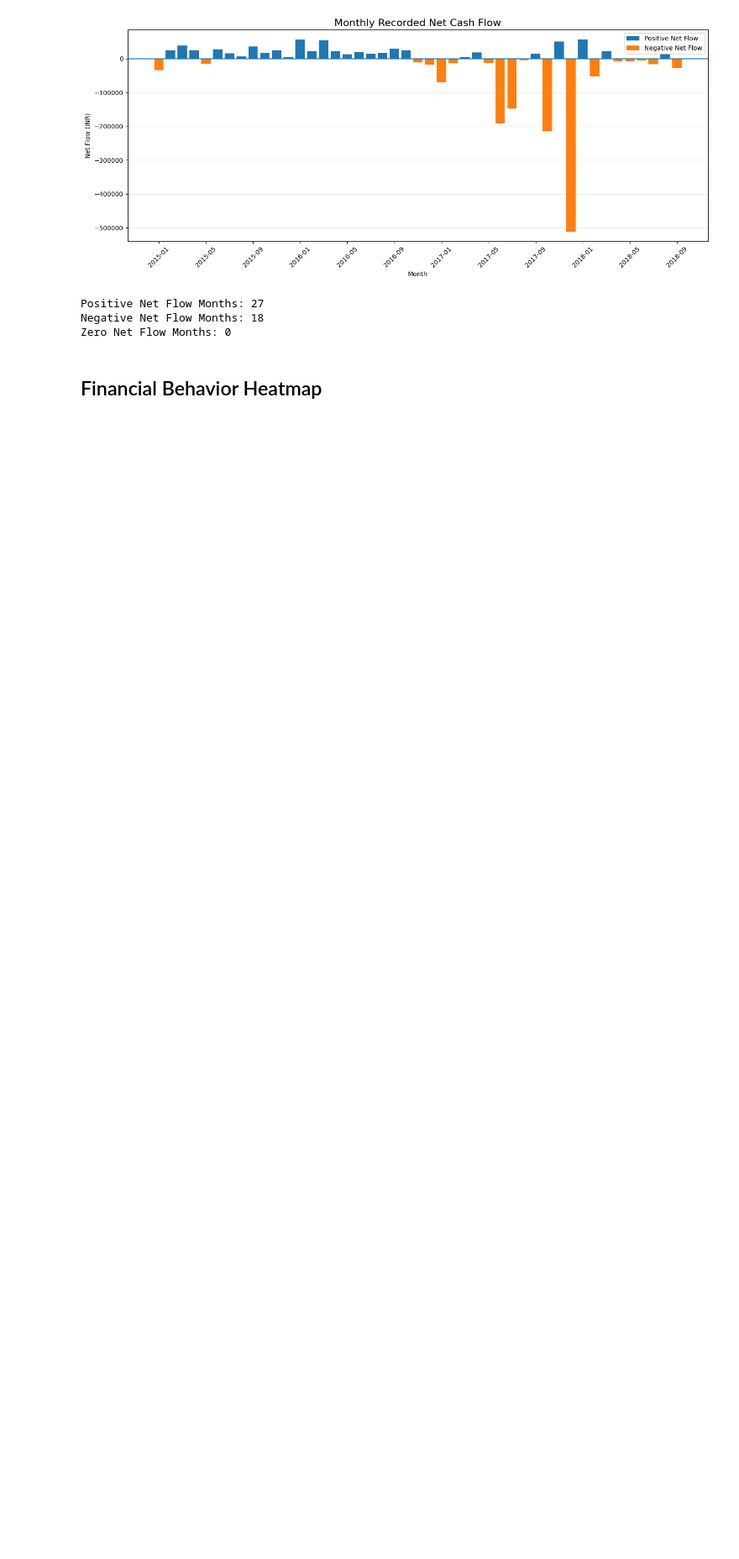
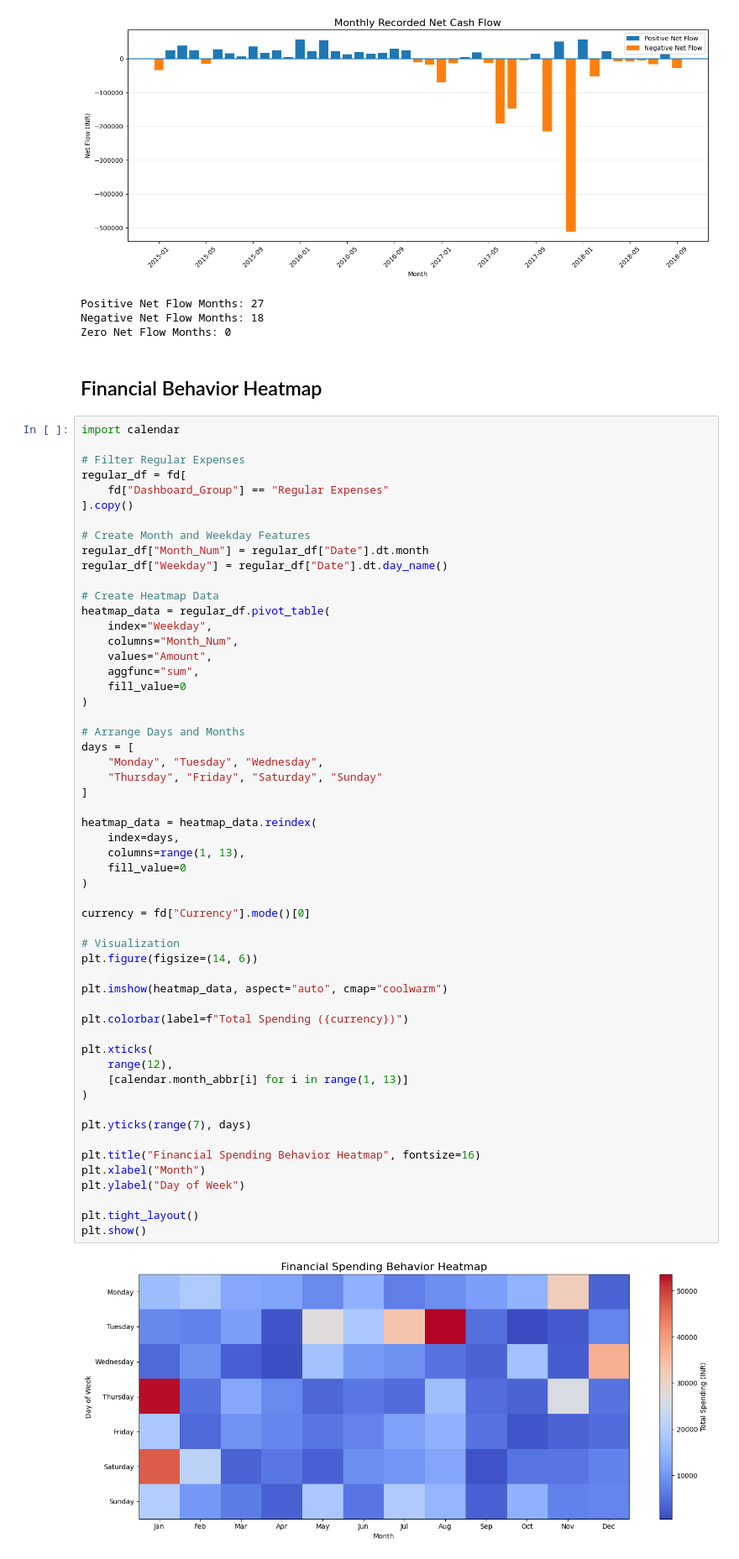
Before and after one commit to eshat69/AI-Personal_Finance-Manager, a Jupyter notebook: Financial_Dashboard.ipynb, the cells around one changed output. Shown at 84% size. Saved outputs shown, nothing was run; the diff lists cells and outputs as text; blank space fills up the shorter version.

```diff
--- a/Financial_Dashboard.ipynb
+++ b/Financial_Dashboard.ipynb
@@ -948,3 +948,60 @@ Negative Net Flow Months: 18
 Zero Net Flow Months: 0
 # %% [markdown]
 ## Financial Behavior Heatmap
+# %%
+import calendar
+
+# Filter Regular Expenses
+regular_df = fd[
+    fd["Dashboard_Group"] == "Regular Expenses"
+].copy()
+
+# Create Month and Weekday Features
+regular_df["Month_Num"] = regular_df["Date"].dt.month
+regular_df["Weekday"] = regular_df["Date"].dt.day_name()
+
+# Create Heatmap Data
+heatmap_data = regular_df.pivot_table(
+    index="Weekday",
+    columns="Month_Num",
+    values="Amount",
+    aggfunc="sum",
+    fill_value=0
+)
+
+# Arrange Days and Months
+days = [
+    "Monday", "Tuesday", "Wednesday",
+    "Thursday", "Friday", "Saturday", "Sunday"
+]
+
+heatmap_data = heatmap_data.reindex(
+    index=days,
+    columns=range(1, 13),
+    fill_value=0
+)
+
+currency = fd["Currency"].mode()[0]
+
+# Visualization
+plt.figure(figsize=(14, 6))
+
+plt.imshow(heatmap_data, aspect="auto", cmap="coolwarm")
+
+plt.colorbar(label=f"Total Spending ({currency})")
+
+plt.xticks(
+    range(12),
+    [calendar.month_abbr[i] for i in range(1, 13)]
+)
+
+plt.yticks(range(7), days)
+
+plt.title("Financial Spending Behavior Heatmap", fontsize=16)
+plt.xlabel("Month")
+plt.ylabel("Day of Week")
+
+plt.tight_layout()
+plt.show()
+# %% [output]
+[figure, added]
```
